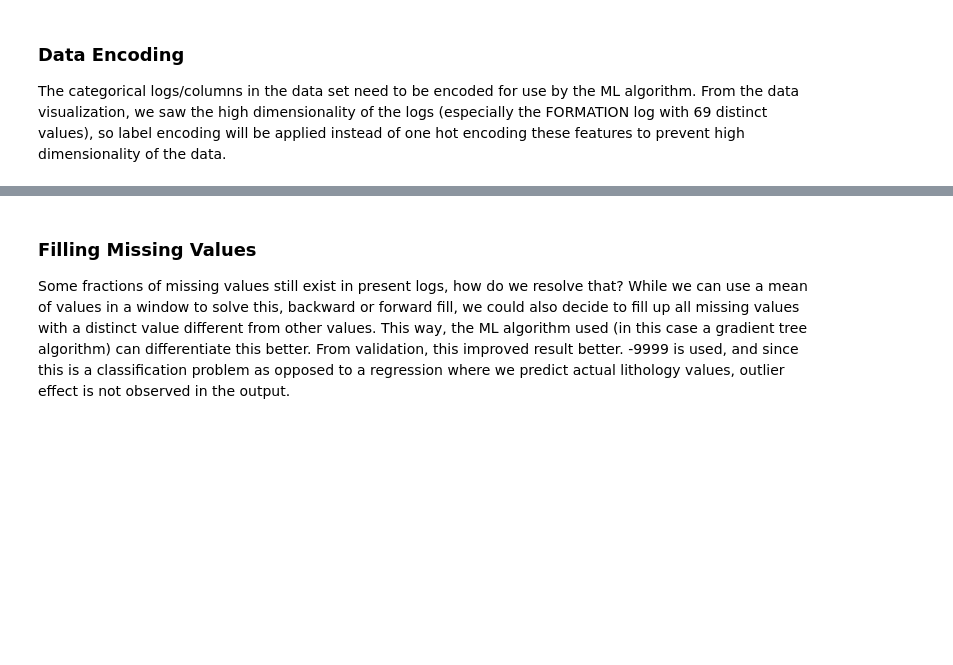
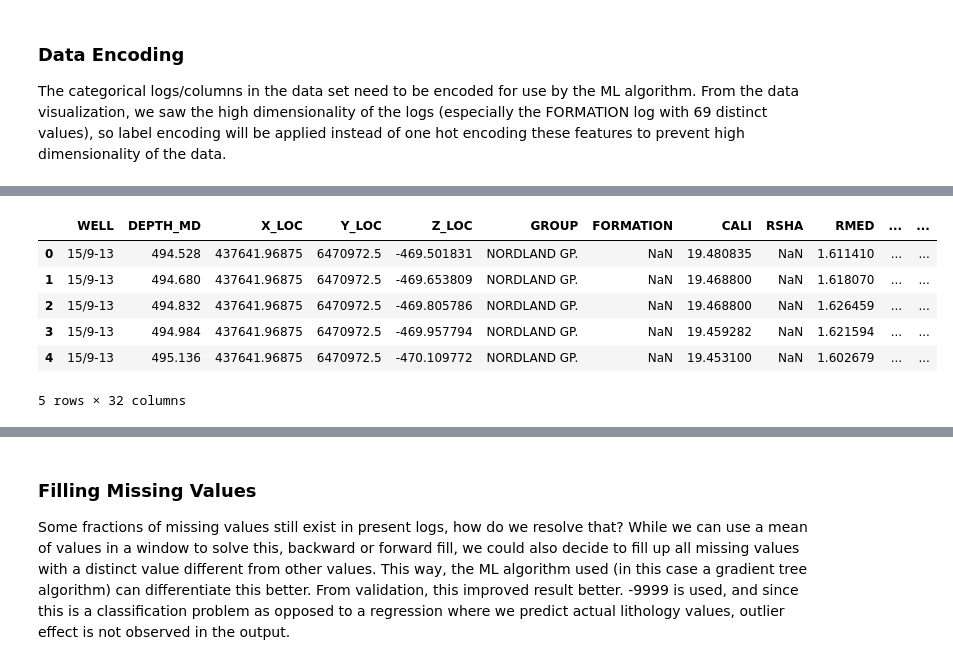
Before and after one commit to olawaleibrahim/TRANSFORM-2021-tutorial, a Jupyter notebook: Modelling.ipynb, the cells around one changed output, grey strips where cells are left out. Drawn from its saved outputs; the diff is of its cells as text; code cells hidden in the pictures; blank space fills up the shorter version.

```diff
--- a/Modelling.ipynb
+++ b/Modelling.ipynb
@@ -312,0 +333,10 @@ shape of dataframe after label encoding columns (1536507, 26)
+# %%
+df.head()
+# %% [output]
+|  | WELL | DEPTH_MD | X_LOC | Y_LOC | Z_LOC | GROUP | FORMATION | CALI | RSHA | RMED | ... | ... |
+| 0 | 15/9-13 | 494.528 | 437641.96875 | 6470972.5 | -469.501831 | NORDLAND GP. | NaN | 19.480835 | NaN | 1.611410 | ... | ... |
+| 1 | 15/9-13 | 494.680 | 437641.96875 | 6470972.5 | -469.653809 | NORDLAND GP. | NaN | 19.468800 | NaN | 1.618070 | ... | ... |
+| 2 | 15/9-13 | 494.832 | 437641.96875 | 6470972.5 | -469.805786 | NORDLAND GP. | NaN | 19.468800 | NaN | 1.626459 | ... | ... |
+| 3 | 15/9-13 | 494.984 | 437641.96875 | 6470972.5 | -469.957794 | NORDLAND GP. | NaN | 19.459282 | NaN | 1.621594 | ... | ... |
+| 4 | 15/9-13 | 495.136 | 437641.96875 | 6470972.5 | -470.109772 | NORDLAND GP. | NaN | 19.453100 | NaN | 1.602679 | ... | ... |
+5 rows × 32 columns
```
Also changed, not shown: parts of 27 cells of this notebook, 2 other files.
